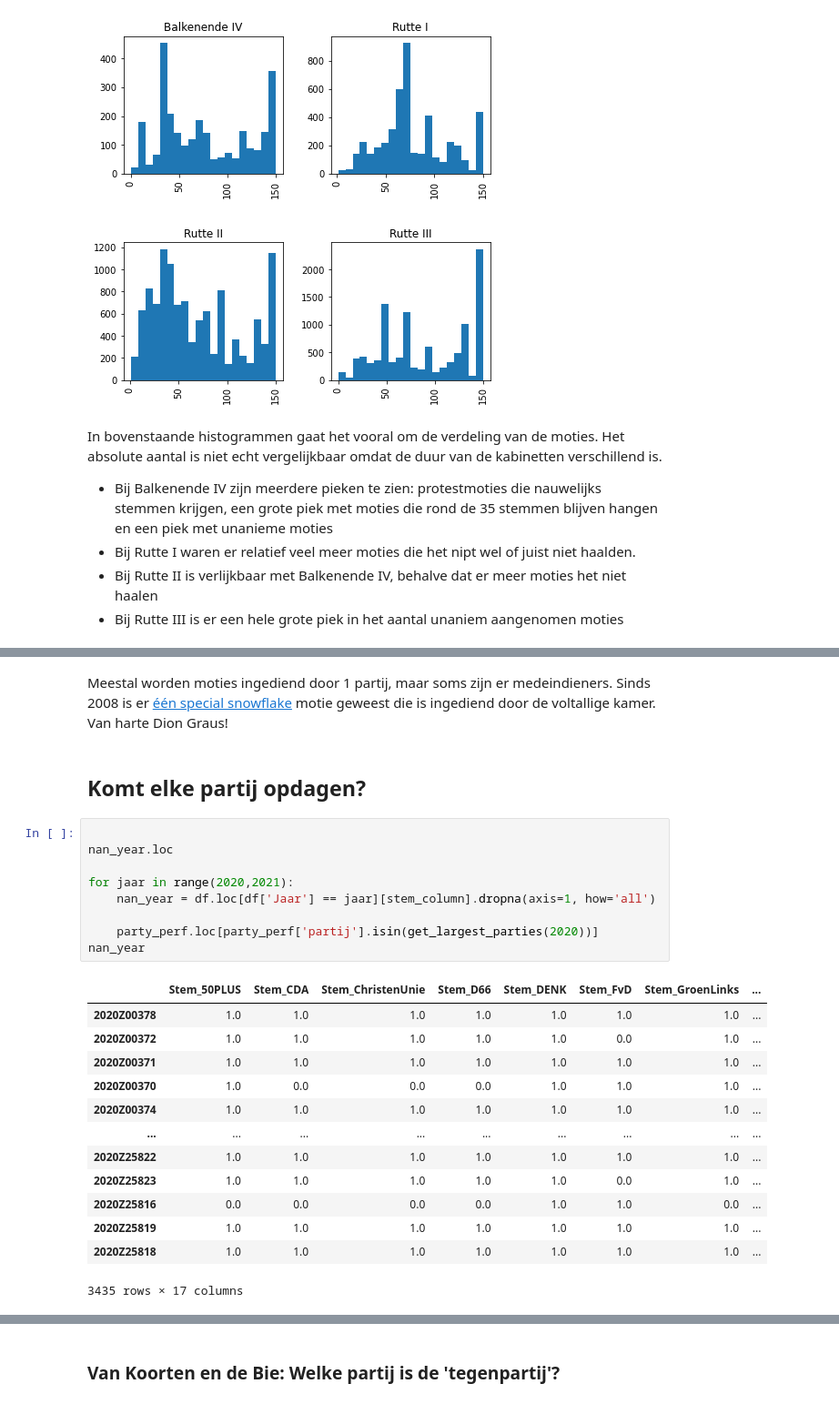
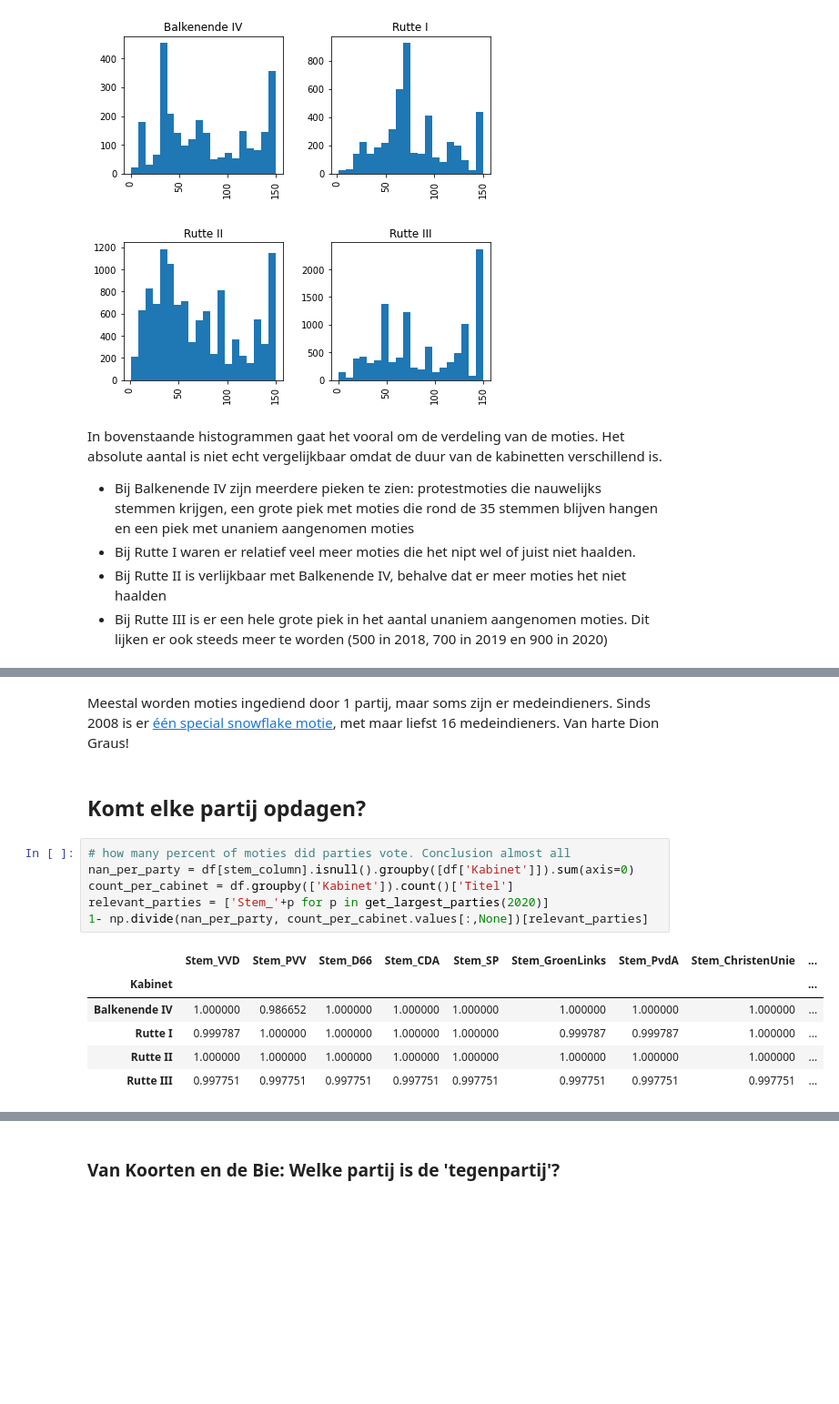
Before and after one commit to jvanelteren/kamermoties, a Jupyter notebook: 2_EDA.ipynb, the cells around one changed output, grey strips where cells are left out. Shown at 91% size. Drawn from its saved outputs; the diff is of its cells as text; blank space fills up the shorter version.

```diff
--- a/2_EDA.ipynb
+++ b/2_EDA.ipynb
@@ -125,10 +151,10 @@ df['Voor'].hist(by=df['Kabinet'], bins=20, figsize=(7,7));
 [figure]
 # %% [markdown]
 In bovenstaande histogrammen gaat het vooral om de verdeling van de moties. Het absolute aantal is niet echt vergelijkbaar omdat de duur van de kabinetten verschillend is.
-* Bij Balkenende IV zijn meerdere pieken te zien: protestmoties die nauwelijks stemmen krijgen, een grote piek met moties die rond de 35 stemmen blijven hangen en een piek met unanieme moties
+* Bij Balkenende IV zijn meerdere pieken te zien: protestmoties die nauwelijks stemmen krijgen, een grote piek met moties die rond de 35 stemmen blijven hangen en een piek met unaniem aangenomen moties
 * Bij Rutte I waren er relatief veel meer moties die het nipt wel of juist niet haalden.
-* Bij Rutte II is verlijkbaar met Balkenende IV, behalve dat er meer moties het niet haalen
-* Bij Rutte III is er een hele grote piek in het aantal unaniem aangenomen moties
+* Bij Rutte II is verlijkbaar met Balkenende IV, behalve dat er meer moties het niet haalden
+* Bij Rutte III is er een hele grote piek in het aantal unaniem aangenomen moties. Dit lijken er ook steeds meer te worden (500 in 2018, 700 in 2019 en 900 in 2020)
 # %%
 medeindieners = df['Medeindiener_persoon'].values
 c = Counter(len(i) for i in medeindieners)
@@ -141,29 +167,19 @@ alt.Chart(source,width=400,height = 150).mark_bar().encode(
 # %% [output]
 [interactive output not drawn]
 # %% [markdown]
-Meestal worden moties ingediend door 1 partij, maar soms zijn er medeindieners. Sinds 2008 is er [één special snowflake](https://www.tweedekamer.nl/kamerstukken/detail?id=2020Z20755&did=2020D44509) motie geweest die is ingediend door de voltallige kamer. Van harte Dion Graus!
+Meestal worden moties ingediend door 1 partij, maar soms zijn er medeindieners. Sinds 2008 is er [één special snowflake motie](https://www.tweedekamer.nl/kamerstukken/detail?id=2020Z20755&did=2020D44509), met maar liefst 16 medeindieners. Van harte Dion Graus!
 # %% [markdown]
 ## Komt elke partij opdagen?
-# %%
-
-nan_year.loc
-
-for jaar in range(2020,2021):
-    nan_year = df.loc[df['Jaar'] == jaar][stem_column].dropna(axis=1, how='all')
-
-    party_perf.loc[party_perf['partij'].isin(get_largest_parties(2020))]
-nan_year
-# %% [output]
-|  | Stem_50PLUS | Stem_CDA | Stem_ChristenUnie | Stem_D66 | Stem_DENK | Stem_FvD | Stem_GroenLinks | ... |
-| 2020Z00378 | 1.0 | 1.0 | 1.0 | 1.0 | 1.0 | 1.0 | 1.0 | ... |
-| 2020Z00372 | 1.0 | 1.0 | 1.0 | 1.0 | 1.0 | 0.0 | 1.0 | ... |
-| 2020Z00371 | 1.0 | 1.0 | 1.0 | 1.0 | 1.0 | 1.0 | 1.0 | ... |
-| 2020Z00370 | 1.0 | 0.0 | 0.0 | 0.0 | 1.0 | 1.0 | 1.0 | ... |
-| 2020Z00374 | 1.0 | 1.0 | 1.0 | 1.0 | 1.0 | 1.0 | 1.0 | ... |
-| ... | ... | ... | ... | ... | ... | ... | ... | ... |
-| 2020Z25822 | 1.0 | 1.0 | 1.0 | 1.0 | 1.0 | 1.0 | 1.0 | ... |
-| 2020Z25823 | 1.0 | 1.0 | 1.0 | 1.0 | 1.0 | 0.0 | 1.0 | ... |
-| 2020Z25816 | 0.0 | 0.0 | 0.0 | 0.0 | 1.0 | 1.0 | 0.0 | ... |
-| 2020Z25819 | 1.0 | 1.0 | 1.0 | 1.0 | 1.0 | 1.0 | 1.0 | ... |
-| 2020Z25818 | 1.0 | 1.0 | 1.0 | 1.0 | 1.0 | 1.0 | 1.0 | ... |
-3435 rows × 17 columns
+# %%
+# how many percent of moties did parties vote. Conclusion almost all
+nan_per_party = df[stem_column].isnull().groupby([df['Kabinet']]).sum(axis=0)
+count_per_cabinet = df.groupby(['Kabinet']).count()['Titel']
+relevant_parties = ['Stem_'+p for p in get_largest_parties(2020)]
+1- np.divide(nan_per_party, count_per_cabinet.values[:,None])[relevant_parties]
+# %% [output]
+|  | Stem_VVD | Stem_PVV | Stem_D66 | Stem_CDA | Stem_SP | Stem_GroenLinks | Stem_PvdA | Stem_ChristenUnie | ... |
+| Kabinet |  |  |  |  |  |  |  |  | ... |
+| Balkenende IV | 1.000000 | 0.986652 | 1.000000 | 1.000000 | 1.000000 | 1.000000 | 1.000000 | 1.000000 | ... |
+| Rutte I | 0.999787 | 1.000000 | 1.000000 | 1.000000 | 1.000000 | 0.999787 | 0.999787 | 1.000000 | ... |
+| Rutte II | 1.000000 | 1.000000 | 1.000000 | 1.000000 | 1.000000 | 1.000000 | 1.000000 | 1.000000 | ... |
+| Rutte III | 0.997751 | 0.997751 | 0.997751 | 0.997751 | 0.997751 | 0.997751 | 0.997751 | 0.997751 | ... |
```
Also changed, not shown: parts of 13 cells of this notebook, 1 other file.
